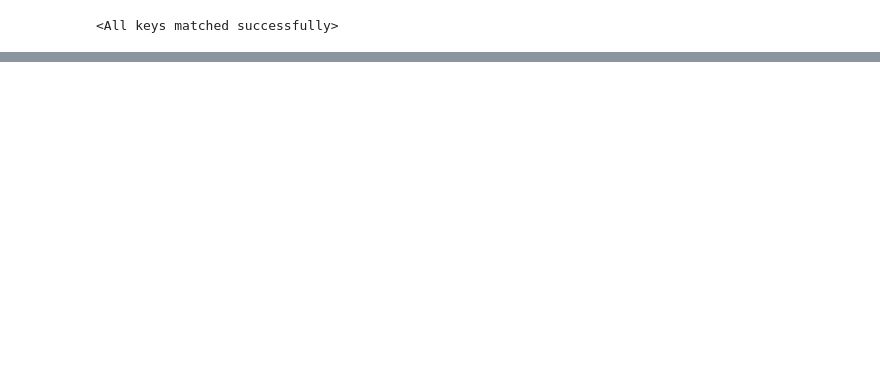
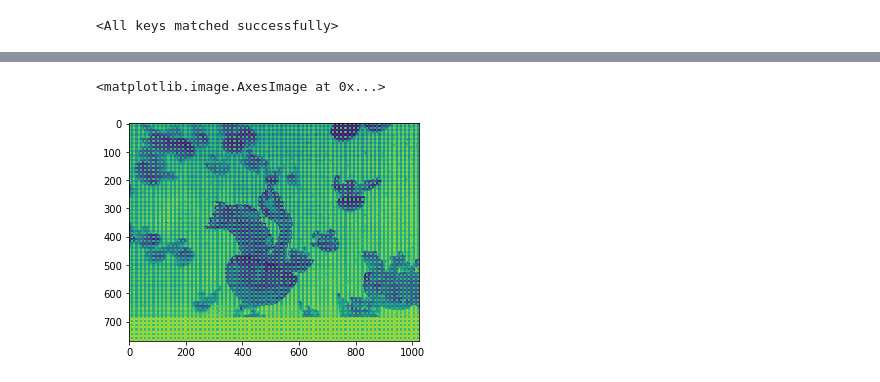
Before and after one commit to itsnarsi/1WeStar, a Jupyter notebook: test.py.ipynb, the cells around one changed output, grey strips where cells are left out. Saved outputs shown, nothing was run; the diff lists cells and outputs as text; code cells hidden in the pictures; blank space fills up the shorter version.

```diff
--- a/test.py.ipynb
+++ b/test.py.ipynb
@@ -25,5 +126,5 @@ def psnr_metric(T, P, max = 1.0):
 # %%
-img_file = "/media/narsi/LargeData/DATASETS/superrez/DVI2K/DIV2K_train_HR/0001.png"
+img_file = "/media/narsi/LargeData/DATASETS/superrez/clic_2019/professional_valid/valid/alberto-montalesi-176097.png"
 # %%
-I = Image.open(img_file).resize((512, 512), Image.BICUBIC)
+I = Image.open(img_file).convert("RGB")
 # %%
@@ -158,0 +181,5 @@ Image.fromarray(np.uint8(255 * X.squeeze().data.cpu().numpy().transpose([1, 2, 0
+# %%
+plt.imshow(Enout)
+# %% [output]
+<matplotlib.image.AxesImage at 0x...>
+[figure, added]
```
Also changed, not shown: parts of 47 cells of this notebook, 15 other files.
